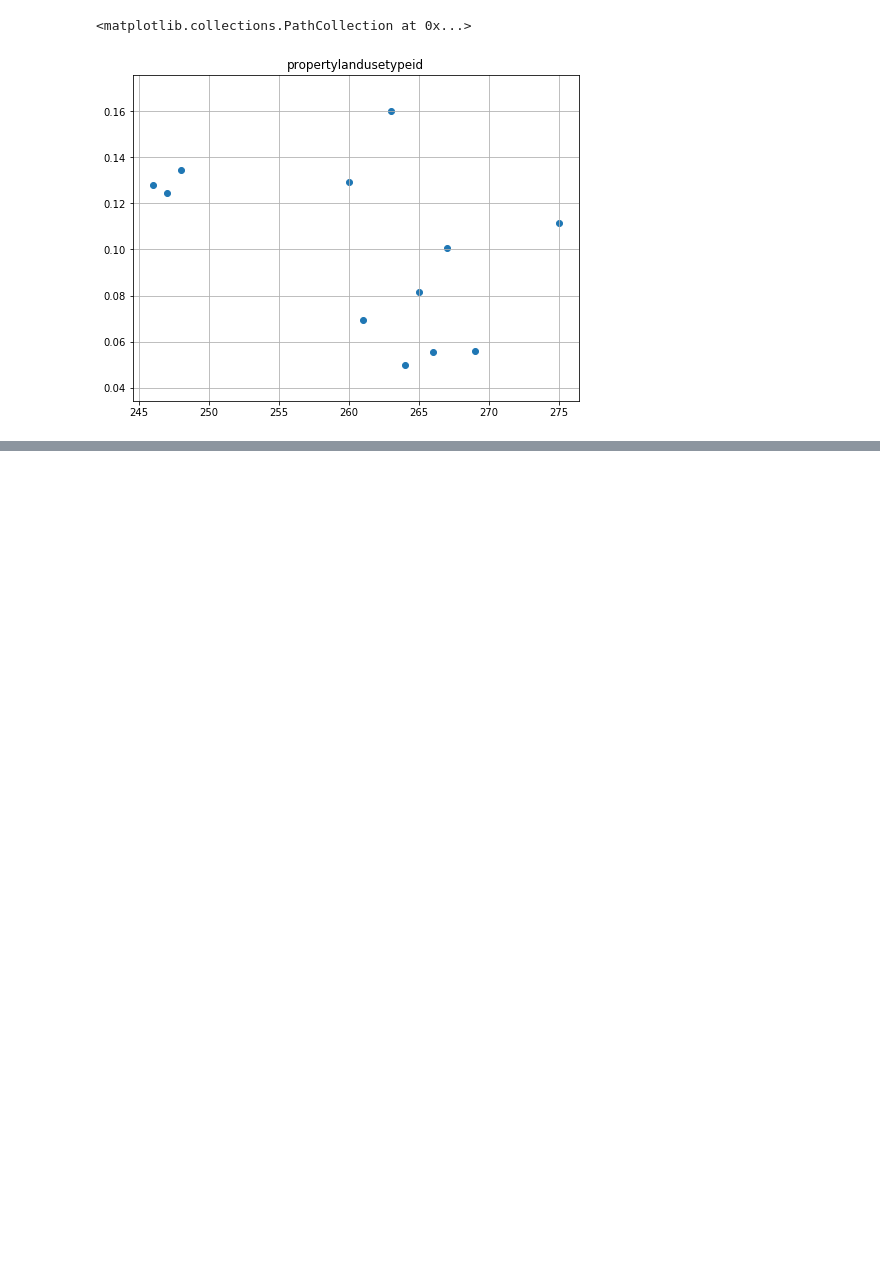
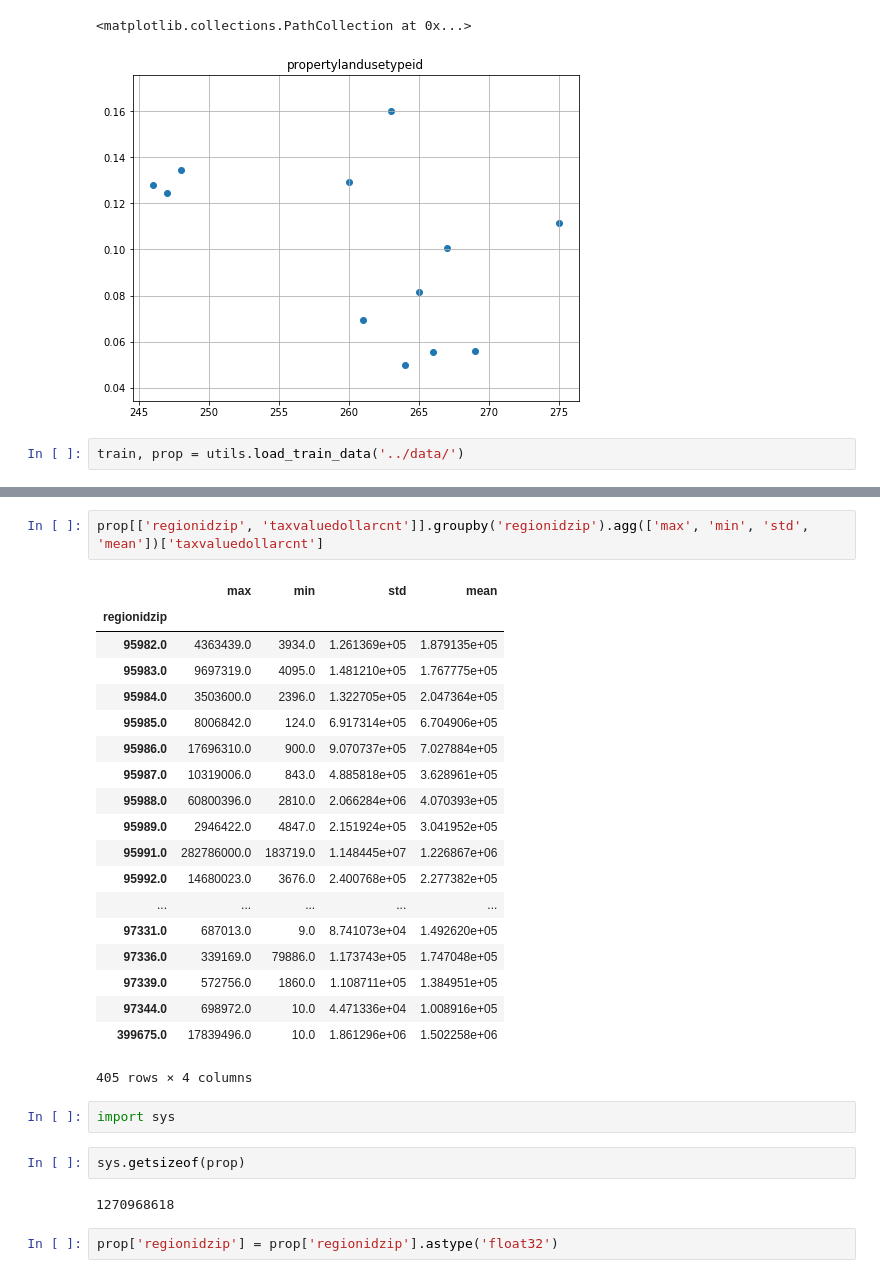
Before and after one commit to Rogue-Y/kaggle-zillow, a Jupyter notebook: notebooks/Explore-data.ipynb, the cells around one changed output, grey strips where cells are left out. Cells and saved outputs as stored; diff of their text form; blank space fills up the shorter version.

```diff
--- a/notebooks/Explore-data.ipynb
+++ b/notebooks/Explore-data.ipynb
@@ -293,3 +293,5 @@ plt.scatter(plot_log_error.index, plot_log_error)
 # %% [output]
 <matplotlib.collections.PathCollection at 0x...>
 [figure]
+# %%
+train, prop = utils.load_train_data('../data/')
@@ -295,0 +353,30 @@ plt.scatter(plot_log_error.index, plot_log_error)
+# %%
+prop[['regionidzip', 'taxvaluedollarcnt']].groupby('regionidzip').agg(['max', 'min', 'std', 'mean'])['taxvaluedollarcnt']
+# %% [output]
+|  | max | min | std | mean |
+| regionidzip |  |  |  |  |
+| 95982.0 | 4363439.0 | 3934.0 | 1.261369e+05 | 1.879135e+05 |
+| 95983.0 | 9697319.0 | 4095.0 | 1.481210e+05 | 1.767775e+05 |
+| 95984.0 | 3503600.0 | 2396.0 | 1.322705e+05 | 2.047364e+05 |
+| 95985.0 | 8006842.0 | 124.0 | 6.917314e+05 | 6.704906e+05 |
+| 95986.0 | 17696310.0 | 900.0 | 9.070737e+05 | 7.027884e+05 |
+| 95987.0 | 10319006.0 | 843.0 | 4.885818e+05 | 3.628961e+05 |
+| 95988.0 | 60800396.0 | 2810.0 | 2.066284e+06 | 4.070393e+05 |
+| 95989.0 | 2946422.0 | 4847.0 | 2.151924e+05 | 3.041952e+05 |
+| 95991.0 | 282786000.0 | 183719.0 | 1.148445e+07 | 1.226867e+06 |
+| 95992.0 | 14680023.0 | 3676.0 | 2.400768e+05 | 2.277382e+05 |
+| ... | ... | ... | ... | ... |
+| 97331.0 | 687013.0 | 9.0 | 8.741073e+04 | 1.492620e+05 |
+| 97336.0 | 339169.0 | 79886.0 | 1.173743e+05 | 1.747048e+05 |
+| 97339.0 | 572756.0 | 1860.0 | 1.108711e+05 | 1.384951e+05 |
+| 97344.0 | 698972.0 | 10.0 | 4.471336e+04 | 1.008916e+05 |
+| 399675.0 | 17839496.0 | 10.0 | 1.861296e+06 | 1.502258e+06 |
+405 rows × 4 columns
+# %%
+import sys
+# %%
+sys.getsizeof(prop)
+# %% [output]
+1270968618
+# %%
+prop['regionidzip'] = prop['regionidzip'].astype('float32')
```
Also changed, not shown: parts of 11 cells of this notebook, 6 other files.
